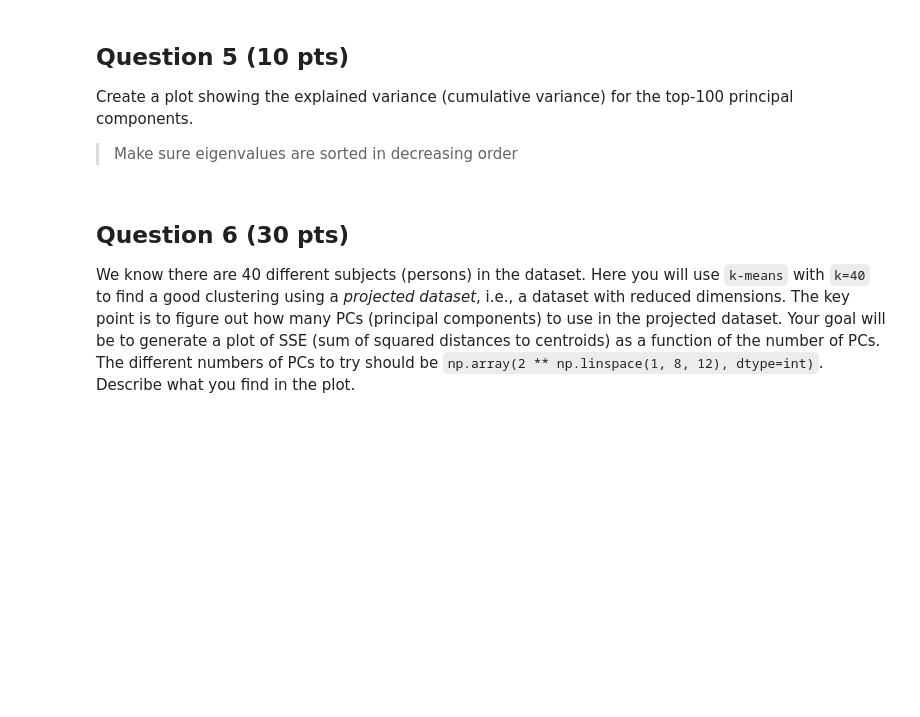
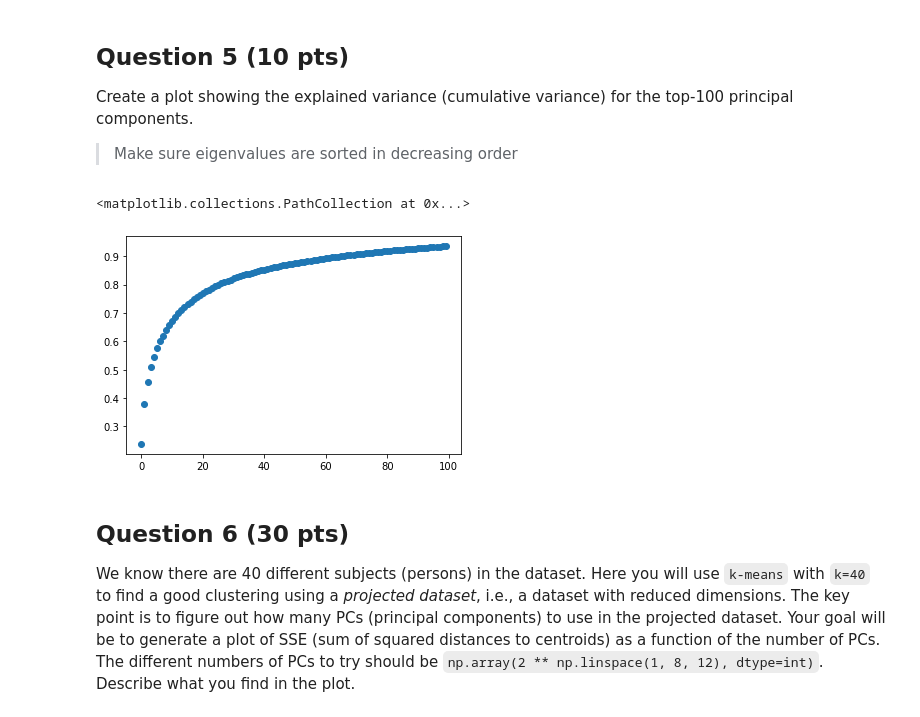
Before and after one commit to m-bowen/DSP-461-assignments, a Jupyter notebook: bowen_ha_02.ipynb, the cells around one changed output. Saved outputs shown, nothing was run; the diff lists cells and outputs as text; code cells hidden in the pictures; blank space fills up the shorter version.

```diff
--- a/bowen_ha_02.ipynb
+++ b/bowen_ha_02.ipynb
@@ -67,3 +112,12 @@ Create a plot showing the explained variance (cumulative variance) for the top-1
+# %%
+# your answer here
+sum_of_eigenvalues = sum(evals)
+variance_of_evals = evals[:100] / sum_of_eigenvalues
+explained_variance = np.cumsum(variance_of_evals)
+plt.scatter(range(100), explained_variance)
+# %% [output]
+<matplotlib.collections.PathCollection at 0x...>
+[figure, added]
 # %% [markdown]
 ## Question 6 (30 pts)
 We know there are 40 different subjects (persons) in the dataset.  Here you will use `k-means` with `k=40` to find a good clustering using a *projected dataset*, i.e., a dataset with reduced dimensions.  The key point is to figure out how many PCs (principal components) to use in the projected dataset.  Your goal will be to generate a plot of SSE (sum of squared distances to centroids) as a function of the number of PCs.  The different numbers of PCs to try should be `np.array(2 ** np.linspace(1, 8, 12), dtype=int)`.  Describe what you find in the plot.
```
Also changed, not shown: parts of 19 cells of this notebook.
